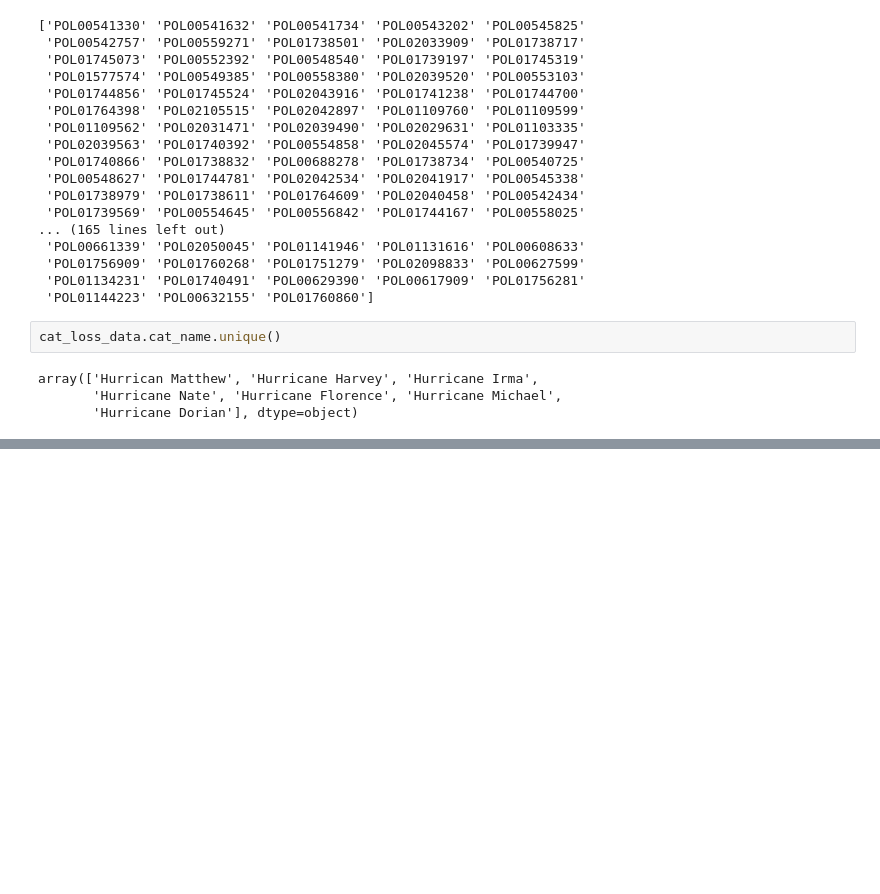
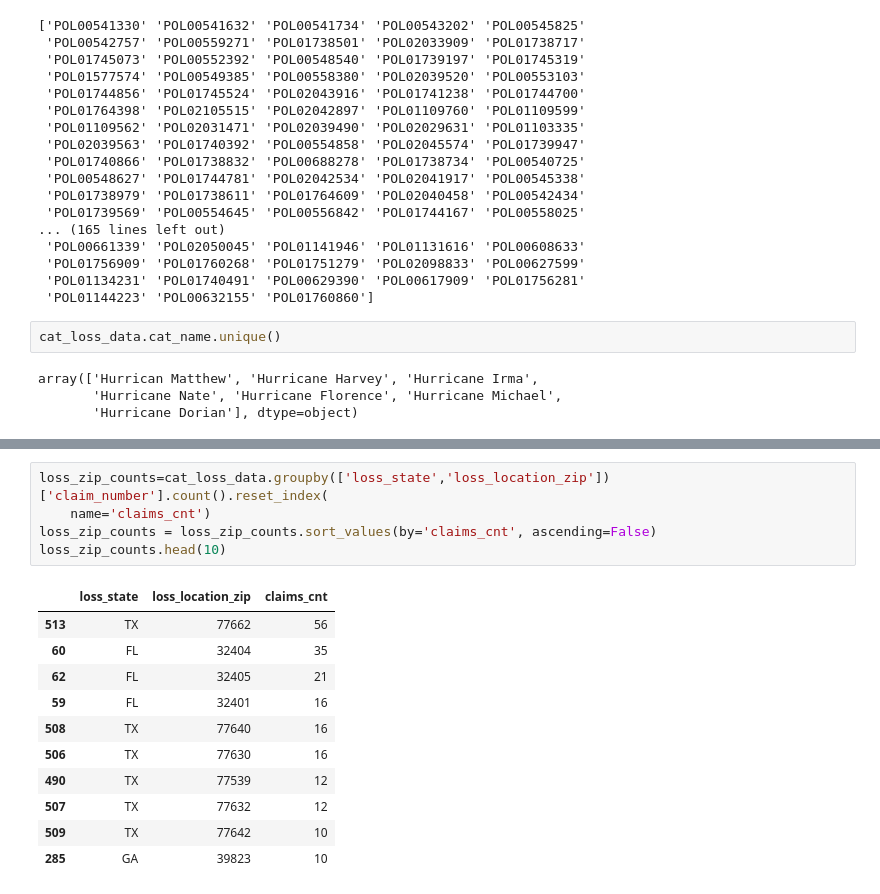
Before and after one commit to mtylerrobbins/general_cat_losses, a Jupyter notebook: notebooks/the_general_ann.ipynb, the cells around one changed output, grey strips where cells are left out. Drawn from its saved outputs; the diff is of its cells as text; blank space fills up the shorter version.

```diff
--- a/notebooks/the_general_ann.ipynb
+++ b/notebooks/the_general_ann.ipynb
@@ -121,0 +277,17 @@ Data['loss_location_zip'] = Data['loss_location_zip'].str[:5]
+# %%
+loss_zip_counts=cat_loss_data.groupby(['loss_state','loss_location_zip'])['claim_number'].count().reset_index(
+    name='claims_cnt')
+loss_zip_counts = loss_zip_counts.sort_values(by='claims_cnt', ascending=False)
+loss_zip_counts.head(10)
+# %% [output]
+|  | loss_state | loss_location_zip | claims_cnt |
+| 513 | TX | 77662 | 56 |
+| 60 | FL | 32404 | 35 |
+| 62 | FL | 32405 | 21 |
+| 59 | FL | 32401 | 16 |
+| 508 | TX | 77640 | 16 |
+| 506 | TX | 77630 | 16 |
+| 490 | TX | 77539 | 12 |
+| 507 | TX | 77632 | 12 |
+| 509 | TX | 77642 | 10 |
+| 285 | GA | 39823 | 10 |
```
Also changed, not shown: parts of 24 cells of this notebook, 5 other files.
